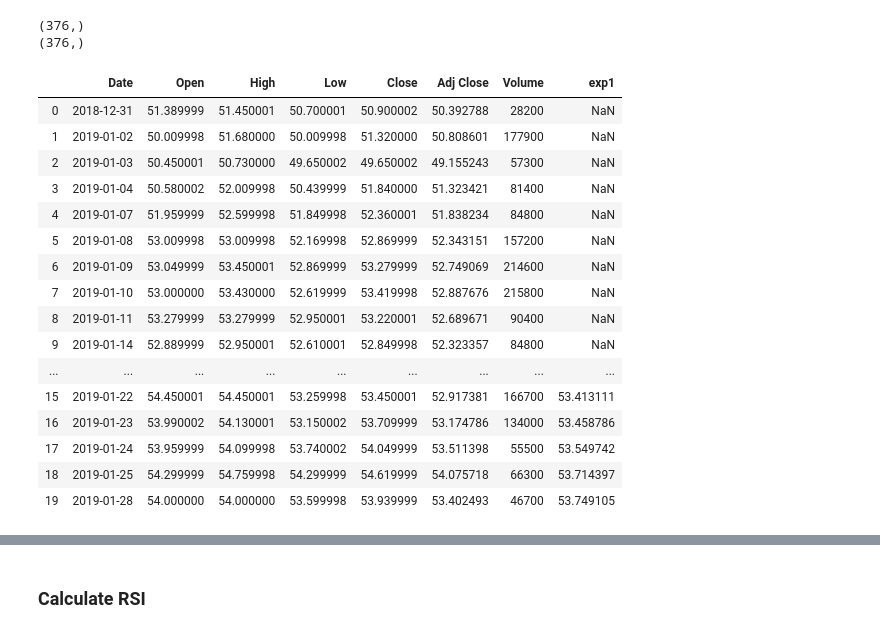
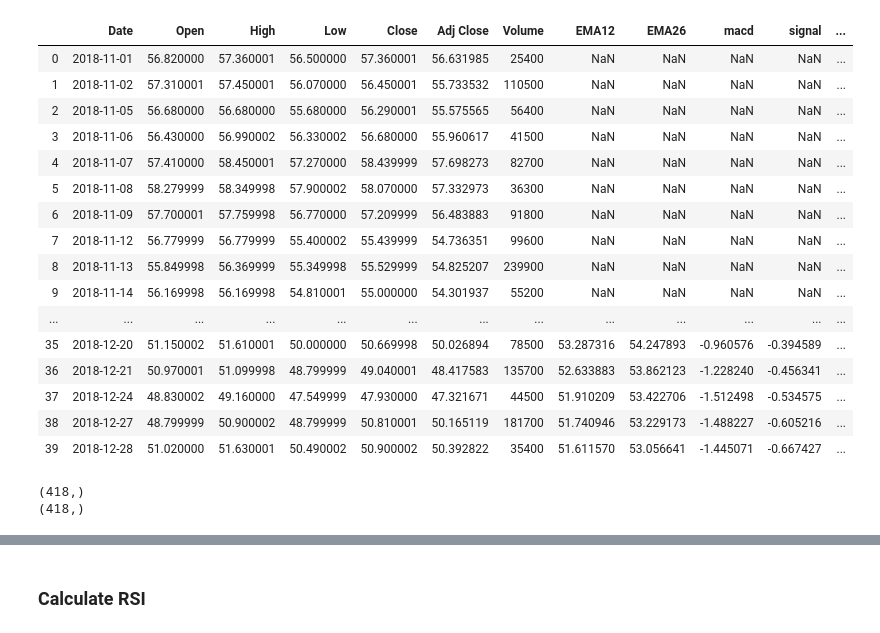
Before and after one commit to hadi-android/autotrading, a Jupyter notebook: predict_stock_quant.ipynb, the cells around one changed output, grey strips where cells are left out. Saved outputs shown, nothing was run; the diff lists cells and outputs as text; code cells hidden in the pictures.

```diff
--- a/predict_stock_quant.ipynb
+++ b/predict_stock_quant.ipynb
@@ -40,0 +125,2 @@ df.head()
+# %%
+df['macd'] = df.EMA12-df.EMA26
@@ -40,0 +147,3 @@ df.head()
+# %%
+pd.set_option('display.max_rows', 500)
+df.macd[23:27]
@@ -40,0 +181,7 @@ df.head()
+# %%
+i=idx
+df['signal'] = np.empty(df.shape[0])
+df.signal = np.nan
+start, = np.where(df.macd.isnull()==True)
+SMA = df.macd[start[-1]+1:].rolling(window=9).mean()
+idx
@@ -41,36 +206,39 @@ df.head()
+# %%
+df['macd1'] = df.macd-df.signal
+df.head(40)
+# %% [output]
+|  | Date | Open | High | Low | Close | Adj Close | Volume | EMA12 | EMA26 | macd | signal | ... |
+| 0 | 2018-11-01 | 56.820000 | 57.360001 | 56.500000 | 57.360001 | 56.631985 | 25400 | NaN | NaN | NaN | NaN | ... |
+| 1 | 2018-11-02 | 57.310001 | 57.450001 | 56.070000 | 56.450001 | 55.733532 | 110500 | NaN | NaN | NaN | NaN | ... |
+| 2 | 2018-11-05 | 56.680000 | 56.680000 | 55.680000 | 56.290001 | 55.575565 | 56400 | NaN | NaN | NaN | NaN | ... |
+| 3 | 2018-11-06 | 56.430000 | 56.990002 | 56.330002 | 56.680000 | 55.960617 | 41500 | NaN | NaN | NaN | NaN | ... |
+| 4 | 2018-11-07 | 57.410000 | 58.450001 | 57.270000 | 58.439999 | 57.698273 | 82700 | NaN | NaN | NaN | NaN | ... |
+| 5 | 2018-11-08 | 58.279999 | 58.349998 | 57.900002 | 58.070000 | 57.332973 | 36300 | NaN | NaN | NaN | NaN | ... |
+| 6 | 2018-11-09 | 57.700001 | 57.759998 | 56.770000 | 57.209999 | 56.483883 | 91800 | NaN | NaN | NaN | NaN | ... |
+| 7 | 2018-11-12 | 56.779999 | 56.779999 | 55.400002 | 55.439999 | 54.736351 | 99600 | NaN | NaN | NaN | NaN | ... |
+| 8 | 2018-11-13 | 55.849998 | 56.369999 | 55.349998 | 55.529999 | 54.825207 | 239900 | NaN | NaN | NaN | NaN | ... |
+| 9 | 2018-11-14 | 56.169998 | 56.169998 | 54.810001 | 55.000000 | 54.301937 | 55200 | NaN | NaN | NaN | NaN | ... |
+| ... | ... | ... | ... | ... | ... | ... | ... | ... | ... | ... | ... | ... |
+| 35 | 2018-12-20 | 51.150002 | 51.610001 | 50.000000 | 50.669998 | 50.026894 | 78500 | 53.287316 | 54.247893 | -0.960576 | -0.394589 | ... |
+| 36 | 2018-12-21 | 50.970001 | 51.099998 | 48.799999 | 49.040001 | 48.417583 | 135700 | 52.633883 | 53.862123 | -1.228240 | -0.456341 | ... |
+| 37 | 2018-12-24 | 48.830002 | 49.160000 | 47.549999 | 47.930000 | 47.321671 | 44500 | 51.910209 | 53.422706 | -1.512498 | -0.534575 | ... |
+| 38 | 2018-12-27 | 48.799999 | 50.900002 | 48.799999 | 50.810001 | 50.165119 | 181700 | 51.740946 | 53.229173 | -1.488227 | -0.605216 | ... |
+| 39 | 2018-12-28 | 51.020000 | 51.630001 | 50.490002 | 50.900002 | 50.392822 | 35400 | 51.611570 | 53.056641 | -1.445071 | -0.667427 | ... |
 # %%
-exp1 = df.Close.shift(1).ewm(span=12, adjust=False).mean()
-exp2 = df.Close.shift(1).ewm(span=26, adjust=False).mean()
+exp1 = df.Close.ewm(span=12, adjust=False).mean()
+exp2 = df.Close.ewm(span=26, adjust=False).mean()
 
+#df['macd'] = exp1-exp2
+#df['signal'] = macd.ewm(span=9, adjust=False).mean()
 macd = exp1-exp2
 signal = macd.ewm(span=9, adjust=False).mean()
+df['macd2'] = macd-signal
 
 print(signal.shape)
 print(macd.shape)
 # %% [output]
-(376,)
-(376,)
+(418,)
+(418,)
-# %%
-df['exp1'] = df.Close.ewm(span=12, min_periods=13, adjust=False).mean()
-df.head(20)
-# %% [output]
-|  | Date | Open | High | Low | Close | Adj Close | Volume | exp1 |
-| 0 | 2018-12-31 | 51.389999 | 51.450001 | 50.700001 | 50.900002 | 50.392788 | 28200 | NaN |
-| 1 | 2019-01-02 | 50.009998 | 51.680000 | 50.009998 | 51.320000 | 50.808601 | 177900 | NaN |
-| 2 | 2019-01-03 | 50.450001 | 50.730000 | 49.650002 | 49.650002 | 49.155243 | 57300 | NaN |
-| 3 | 2019-01-04 | 50.580002 | 52.009998 | 50.439999 | 51.840000 | 51.323421 | 81400 | NaN |
-| 4 | 2019-01-07 | 51.959999 | 52.599998 | 51.849998 | 52.360001 | 51.838234 | 84800 | NaN |
-| 5 | 2019-01-08 | 53.009998 | 53.009998 | 52.169998 | 52.869999 | 52.343151 | 157200 | NaN |
-| 6 | 2019-01-09 | 53.049999 | 53.450001 | 52.869999 | 53.279999 | 52.749069 | 214600 | NaN |
-| 7 | 2019-01-10 | 53.000000 | 53.430000 | 52.619999 | 53.419998 | 52.887676 | 215800 | NaN |
-| 8 | 2019-01-11 | 53.279999 | 53.279999 | 52.950001 | 53.220001 | 52.689671 | 90400 | NaN |
-| 9 | 2019-01-14 | 52.889999 | 52.950001 | 52.610001 | 52.849998 | 52.323357 | 84800 | NaN |
-| ... | ... | ... | ... | ... | ... | ... | ... | ... |
-| 15 | 2019-01-22 | 54.450001 | 54.450001 | 53.259998 | 53.450001 | 52.917381 | 166700 | 53.413111 |
-| 16 | 2019-01-23 | 53.990002 | 54.130001 | 53.150002 | 53.709999 | 53.174786 | 134000 | 53.458786 |
-| 17 | 2019-01-24 | 53.959999 | 54.099998 | 53.740002 | 54.049999 | 53.511398 | 55500 | 53.549742 |
-| 18 | 2019-01-25 | 54.299999 | 54.759998 | 54.299999 | 54.619999 | 54.075718 | 66300 | 53.714397 |
-| 19 | 2019-01-28 | 54.000000 | 54.000000 | 53.599998 | 53.939999 | 53.402493 | 46700 | 53.749105 |
 # %%
 plt.figure(figsize=(20,5))
 plt.plot(df.Date, macd, label='AMZN MACD', color = 'b')
```
Also changed, not shown: parts of 30 cells of this notebook.
